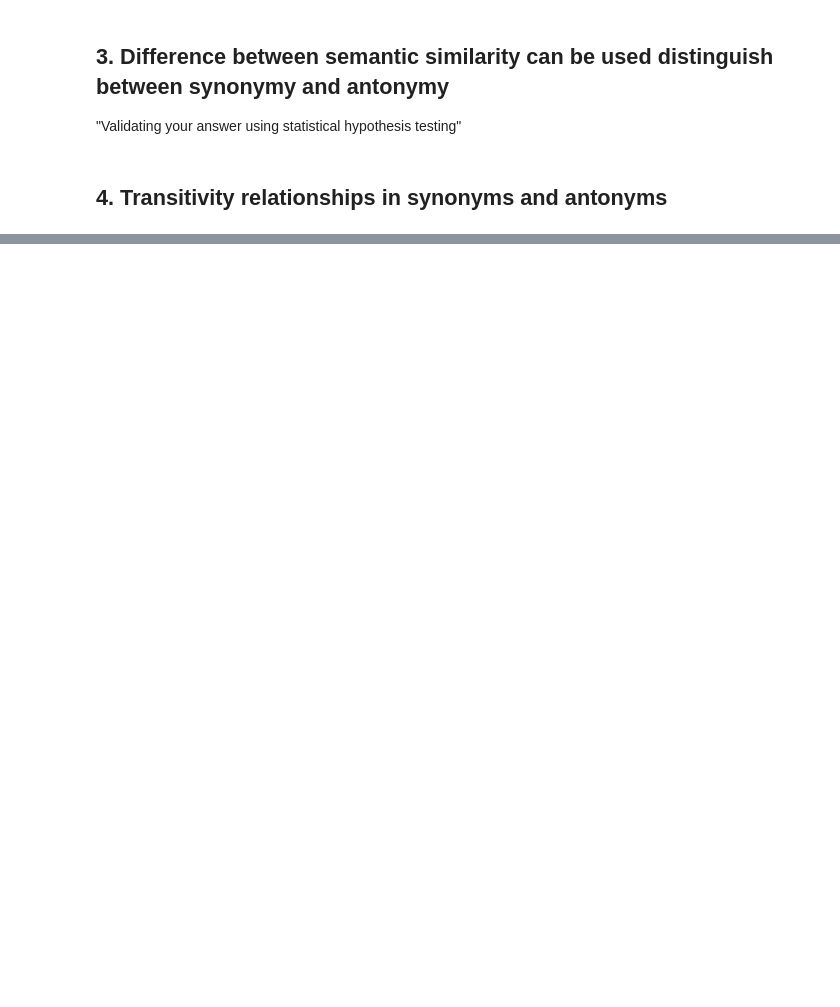
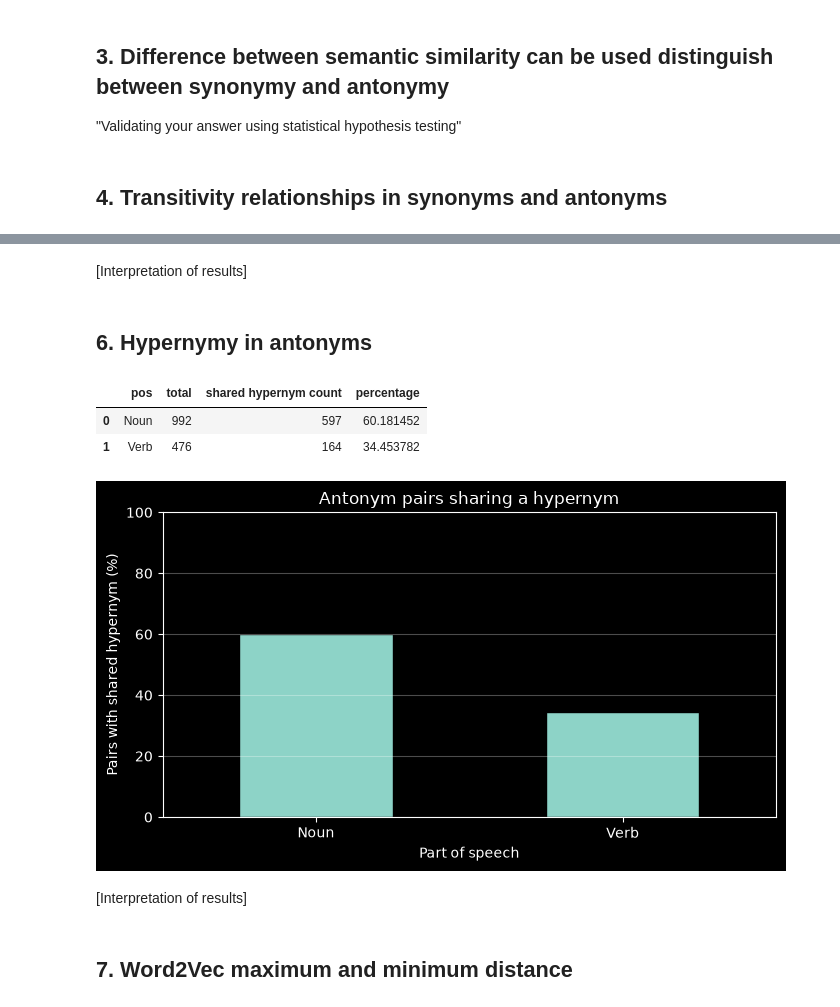
Before and after one commit to Eemeliky/NLP_Project_2026, a Jupyter notebook: NLP_project_2026.ipynb, the cells around one changed output, grey strips where cells are left out. Drawn from its saved outputs; the diff is of its cells as text; code cells hidden in the pictures; blank space fills up the shorter version.

```diff
--- a/NLP_project_2026.ipynb
+++ b/NLP_project_2026.ipynb
@@ -207,0 +290,56 @@ plt.show()
+# %% [markdown]
+[Interpretation of results]
+# %% [markdown]
+## 6. Hypernymy in antonyms
+# %%
+results = []
+
+for pos in POS_TAGS:
+    df_antonyms = DATAFRAME[
+        (DATAFRAME["pos"] == pos) &
+        (DATAFRAME["relation"] == "antonym")
+    ]
+
+    df_antonyms = df_antonyms.drop_duplicates(subset=["word1", "word2"])
+    total = len(df_antonyms)
+
+    hypernym_count = sum(
+        has_common_hypernym(row.word1, row.word2, pos) for row in df_antonyms.itertuples(index=False)
+    )
+
+    results.append({
+        'pos': "Noun" if pos == wn.NOUN else "Verb",
+        'total': total,
+        'shared hypernym count': hypernym_count,
+        'percentage': (hypernym_count / total) * 100 if total > 0 else 0
+    })
+
+df_hypernyms_ant = pd.DataFrame(results)
+display(df_hypernyms_ant)
+
+ax = df_hypernyms_ant.plot.bar(
+    x="pos",
+    y="percentage",
+    figsize=(7, 4),
+    legend=False,
+    edgecolor="black",
+    rot=0
+)
+
+ax.set_title("Antonym pairs sharing a hypernym")
+ax.set_xlabel("Part of speech")
+ax.set_ylabel("Pairs with shared hypernym (%)")
+ax.set_ylim(0, 100)
+
+plt.grid(axis='y', alpha=0.3)
+plt.tight_layout()
+plt.show()
+# %% [output]
+|  | pos | total | shared hypernym count | percentage |
+| 0 | Noun | 992 | 597 | 60.181452 |
+| 1 | Verb | 476 | 164 | 34.453782 |
+[figure, added]
+# %% [markdown]
+[Interpretation of results]
+# %% [markdown]
+## 7. Word2Vec maximum and minimum distance
```
Also changed, not shown: parts of 9 cells of this notebook.
